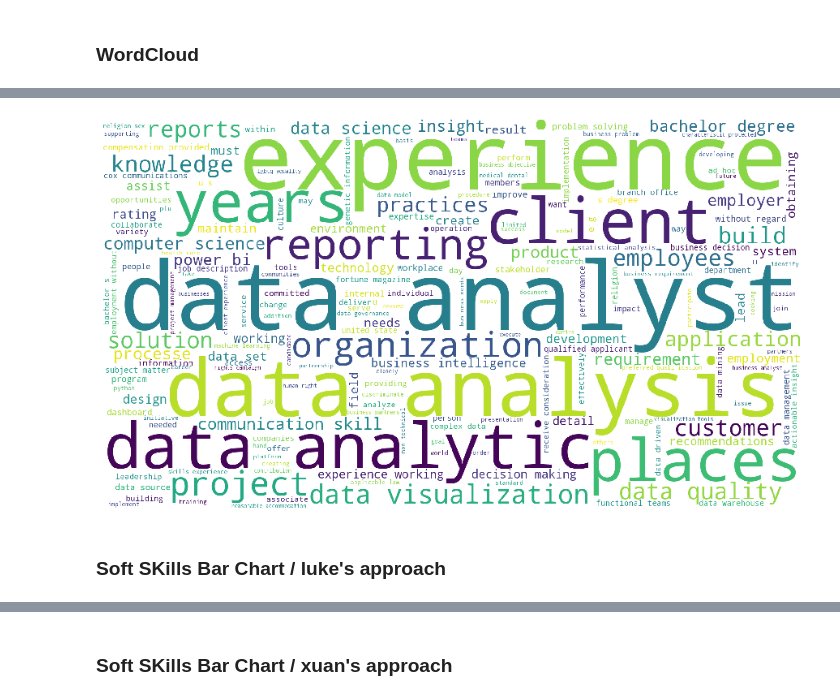
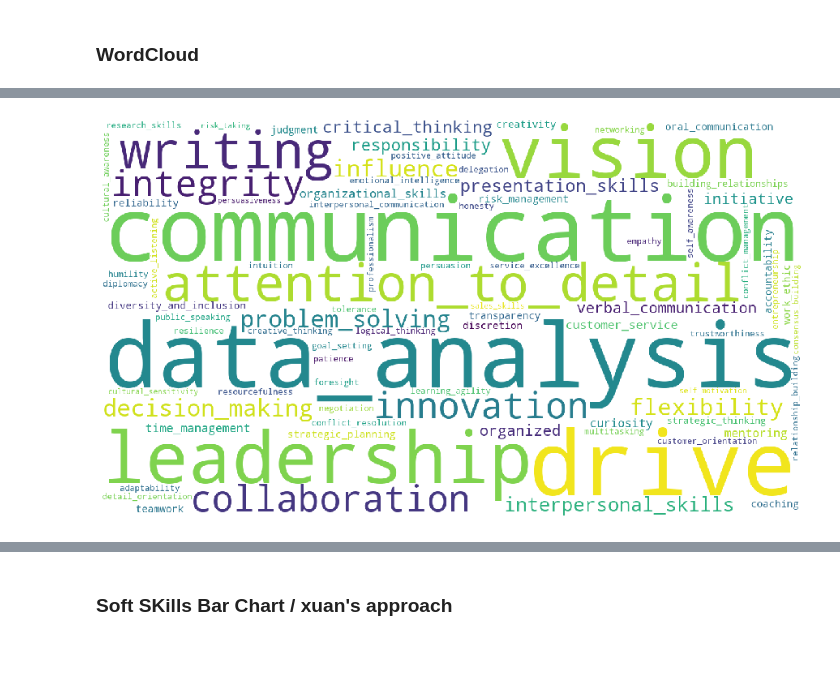
Before and after one commit to zarbin/UTA_Project-3, a Jupyter notebook: sandbox/xuan.ipynb, the cells around one changed output, grey strips where cells are left out. Saved outputs shown, nothing was run; the diff lists cells and outputs as text; code cells hidden in the pictures; blank space fills up the shorter version.

```diff
--- a/sandbox/xuan.ipynb
+++ b/sandbox/xuan.ipynb
@@ -8,6 +8,8 @@ import matplotlib.pyplot as plt
 # Load JSON
 database_path = "../data/data.json"
 data = pd.read_json(database_path)
+# Select the columns needed for hard/soft skills analysis
+data=data[['id','description', 'description_tokens']]
 # Preview the Data
 data.head()
 # %% [output]
@@ -76,17 +178,14 @@ skill_10_to_15_df.style.format({'percentage': '{:.2%}'.format})
 # %% [markdown]
 ### WordCloud
 # %%
-# Word cloud on hard skill field
-# Import wordcloud and stopwords package to generate wordcloud graph based on 'skills' column.
-from wordcloud import WordCloud, STOPWORDS
+# Word cloud on hard skills
+# Imported wordcloud to generate wordcloud graph based on 'hard skills' column.
+from wordcloud import WordCloud
 
-# Word cloud on description field
 comment_words = ''
-stopwords = set(STOPWORDS)
-stopwords.update(["work"])
 
-# iterate through the csv file
-for val in skill_freq_df['skills']:
+# iterate through the 'hard_skills'column
+for val in hs_freq_df['hard_skills']:
 
     # typecaste each val to string
     val = str(val)
@@ -102,7 +201,6 @@ for val in skill_freq_df['skills']:
 
 wordcloud = WordCloud(width = 1400, height = 800,
                 background_color ='white',
-                stopwords = stopwords,
                 min_font_size = 10).generate(comment_words)
 
 # plot the WordCloud image
@@ -112,5 +210,5 @@ plt.axis("off")
 plt.tight_layout(pad = 0)
 plt.show()
 # save the image
-#plt.savefig('../images/wordcloud_skills.png')
+#wordcloud.to_file('../images/hard_skill_wordcloud.png')
 # %% [output]
@@ -118,35 +216,34 @@ plt.show()
 # %%
-# Word cloud on description field
+# Word cloud on soft skills
+# Imported wordcloud to generate wordcloud graph based on 'soft skills' column.
 comment_words = ''
-stopwords = set(STOPWORDS)
-stopwords.update(["work", "ability", "support", "role", "sexual", "orientation", "responsible", "edward", "jones", "status", "support", "looking", "provide", "gender", "identity", \
-                "report", "year", "race color", "equal", "opportunity", "team", "based", "able", "make", "focus", "drive", "employee", "develop", "ensure", "great", "place",\
-                "race", "color", "partner", "need", "use", "understanding", "recommendation","national", "origin", "grow", "tool", \
-                "help", "well", "will", "long", "term","national", "origin", "grow", "tool", "best", "practice", "company", "member", "understand", "one", \
-                "meet", "salary", "range", "learn", "value","full", "time", "grow", "understand", "related", "position", "cross", "part"])
-# iterate through the csv file
-for val in data['description']:
+
+# iterate through the 'soft_skills'column
+for val in ss_freq_df['soft_skills']:
+
     # typecaste each val to string
     val = str(val)
+
     # split the value
     tokens = val.split()
+
     # Converts each token into lowercase
     for i in range(len(tokens)):
         tokens[i] = tokens[i].lower()
+
     comment_words += " ".join(tokens)+" "
-wordcloud = WordCloud(width = 1800, height = 1000,
+
+wordcloud = WordCloud(width = 1400, height = 800,
                 background_color ='white',
-                stopwords = stopwords,
                 min_font_size = 10).generate(comment_words)
+
 # plot the WordCloud image
 plt.figure(figsize = (12, 8), facecolor = None)
 plt.imshow(wordcloud)
 plt.axis("off")
 plt.tight_layout(pad = 0)
 plt.show()
 # save the image
-#plt.savefig('../images/job_description.png')
+#wordcloud.to_file('../images/hard_skill_wordcloud.png')
 # %% [output]
-[figure, old version]
+[figure, new version]
-# %% [markdown]
-### Soft SKills Bar Chart / luke's approach
```
Also changed, not shown: parts of 22 cells of this notebook, 9 other files.
